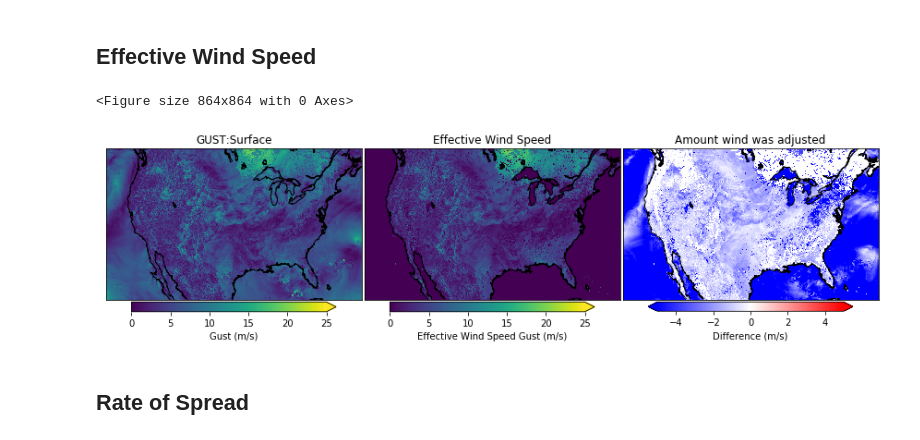
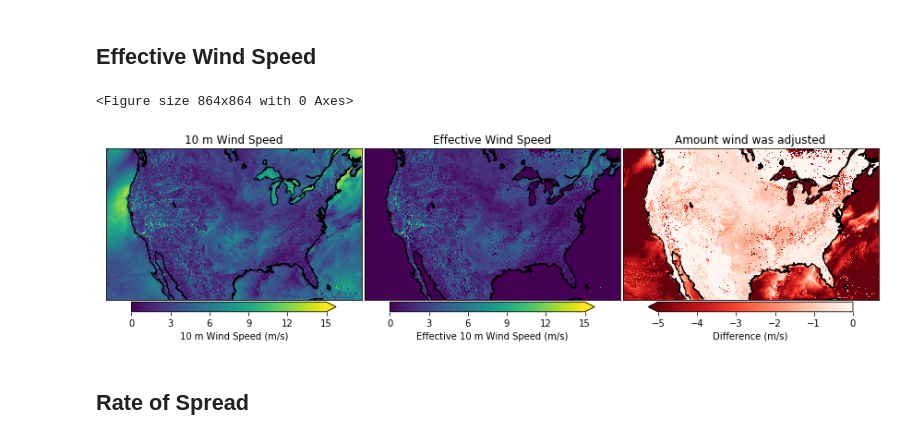
Before and after one commit to blaylockbk/pyBKB_v3, a Jupyter notebook: Robert_Zeil/FLAME_equation.ipynb, the cells around one changed output. Cells and saved outputs as stored; diff of their text form; code cells hidden in the pictures.

```diff
--- a/Robert_Zeil/FLAME_equation.ipynb
+++ b/Robert_Zeil/FLAME_equation.ipynb
@@ -210,13 +234,15 @@ plot_HRRR_landuse(mU, 'UTAH')
 ## Estimated Fuel Types
 Effective wind speed adjustment to land use
 # %%
+# Category, Fuel,
+
 fuel_type = [(1, 'CROWN'),
              (2, 'CROWN'),
              (3, 'LITTER'),
              (4, 'LITTER'),
              (5, 'CROWN'),
              (6, 'CROWN'),
-             (7, 'GRASS'),
+             (7, 'CROWN'),
              (8, 'GRASS'),
              (9, 'GRASS'),
              (10, 'GRASS'),
@@ -236,22 +262,23 @@ fuel_type = [(1, 'CROWN'),
 from matplotlib import colors as c
 cm_fuel, norm = c.from_levels_and_colors([0, .25, .75, 1, 1.25], ['dodgerblue', 'orange', '#3beb6d', '#ff4d4d'])
 
+# Adjust winds based on land use fuel type
 ews_adjust = np.zeros_like(H_lu['value'])
 ews_adjusted = np.zeros_like(H_lu['value'])
 
 for lu_idx, fuel in fuel_type:
     if fuel == 'CROWN':
         ews_adjust[H_lu['value']==lu_idx] = 1
-        ews_adjusted[H_lu['value']==lu_idx] = H['value'][H_lu['value']==lu_idx]*1
+        ews_adjusted[H_lu['value']==lu_idx] = H['SPEED'][H_lu['value']==lu_idx]*1
     elif fuel == 'GRASS':
         ews_adjust[H_lu['value']==lu_idx] = .75
-        ews_adjusted[H_lu['value']==lu_idx] = H['value'][H_lu['value']==lu_idx]*.75
+        ews_adjusted[H_lu['value']==lu_idx] = H['SPEED'][H_lu['value']==lu_idx]*.75
     elif fuel == 'LITTER':
         ews_adjust[H_lu['value']==lu_idx] = .25
-        ews_adjusted[H_lu['value']==lu_idx] = H['value'][H_lu['value']==lu_idx]*.25
+        ews_adjusted[H_lu['value']==lu_idx] = H['SPEED'][H_lu['value']==lu_idx]*.25
     elif fuel == 'BARRIER':
         ews_adjust[H_lu['value']==lu_idx] = 0
-        ews_adjusted[H_lu['value']==lu_idx] = H['value'][H_lu['value']==lu_idx]*0
+        ews_adjusted[H_lu['value']==lu_idx] = H['SPEED'][H_lu['value']==lu_idx]*0
 
 def plot_HRRR_fuel(m, domain='CONUS'):
     plt.figure(figsize=[10,10])
@@ -267,9 +294,9 @@ def plot_HRRR_fuel(m, domain='CONUS'):
                        )
     cbar.ax.set_xticklabels(['Barrier\n0', 'Litter\n0.25', 'Grass\n0.75', 'Crown\n1'], fontsize=15)
 
-    plt.title('HRRR Fuel Type and EWS Adjustment', fontsize=18)
+    plt.title('HRRR%s Fuel Type and EWS Adjustment' % version, fontsize=18)
 
-    plt.savefig(SAVEDIR+'HRRR_%s_fuel_type' % domain)
+    plt.savefig(SAVEDIR+'HRRR%s_%s_fuel_type' % (version, domain))
 
 plot_HRRR_fuel(m, 'CONUS')
 plot_HRRR_fuel(mW, 'WEST')
@@ -283,30 +310,39 @@ plot_HRRR_fuel(mU, 'UTAH')
 # %%
 plt.figure(figsize=[12,12])
 fig, (ax1, ax2, ax3) = plt.subplots(1,3, figsize=[15,5])
 plt.sca(ax1)
-m.pcolormesh(H['lon'], H['lat'], H['value'], vmin=0, vmax=25, latlon=True)
+m.pcolormesh(H['lon'], H['lat'], H['SPEED'], vmin=0, vmax=15, latlon=True)
 m.drawcoastlines()
-plt.colorbar(orientation='horizontal', pad=.01, shrink=.8, label='Gust (m/s)', extend='max')
-plt.title('GUST:Surface')
+plt.colorbar(orientation='horizontal',
+             pad=.01, shrink=.8,
+             ticks=range(0,16,3),
+             label='10 m Wind Speed (m/s)',
+             extend='max')
+
+plt.title('10 m Wind Speed')
 
 plt.sca(ax2)
-m.pcolormesh(H['lon'], H['lat'], ews_adjusted, vmin=0, vmax=25, latlon=True)
+m.pcolormesh(H['lon'], H['lat'], ews_adjusted, vmin=0, vmax=15, latlon=True)
 m.drawcoastlines()
-plt.colorbar(orientation='horizontal', pad=.01, shrink=.8, label='Effective Wind Speed Gust (m/s)', extend='max')
+plt.colorbar(orientation='horizontal',
+             pad=.01, shrink=.8,
+             ticks=range(0,16,3),
+             label='Effective 10 m Wind Speed (m/s)',
+             extend='max')
 plt.title('Effective Wind Speed')
 
 plt.sca(ax3)
-m.pcolormesh(H['lon'], H['lat'], ews_adjusted-H['value'], cmap='bwr', vmin=-5, vmax=5, latlon=True)
+m.pcolormesh(H['lon'], H['lat'], ews_adjusted-H['SPEED'], cmap='Reds_r', vmin=-5, vmax=0, latlon=True)
 m.drawcoastlines()
-plt.colorbar(orientation='horizontal', pad=.01, shrink=.8, label='Difference (m/s)', extend='both')
+plt.colorbar(orientation='horizontal', pad=.01, shrink=.8, label='Difference (m/s)', extend='min')
 plt.title('Amount wind was adjusted')
 
 plt.subplots_adjust(wspace=.01)
 
-plt.savefig(SAVEDIR+'HRRR_GustAdjustment_%s_f%02d' % (H['anlys'].strftime('%Y%m%d-%H%M'), H['fxx']))
+plt.savefig(SAVEDIR+'HRRR_10mWindAdjustment_%s_f%02d' % (H['anlys'].strftime('%Y%m%d-%H%M'), H['fxx']))
 # %% [output]
 <Figure size 864x864 with 0 Axes>
-[figure, old version]
+[figure, new version]
 # %% [markdown]
 ## Rate of Spread
 # %%
```
Also changed, not shown: parts of 18 cells of this notebook, 2 other files.
